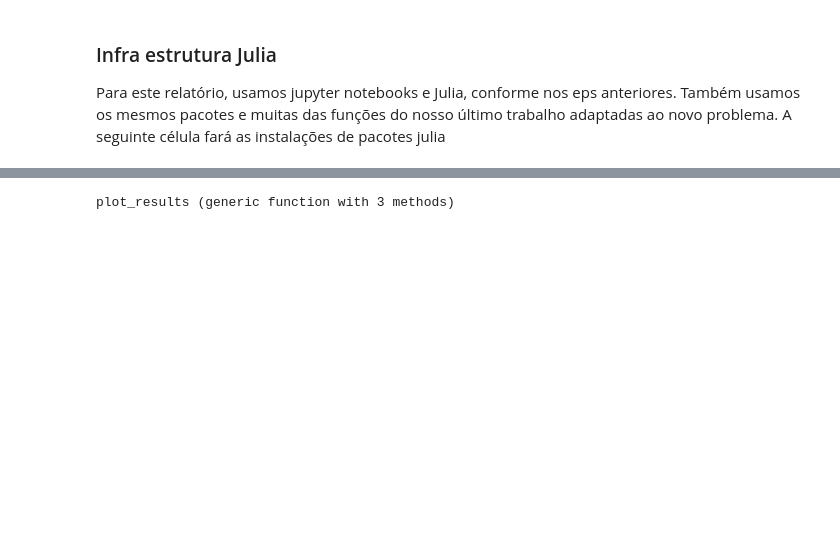
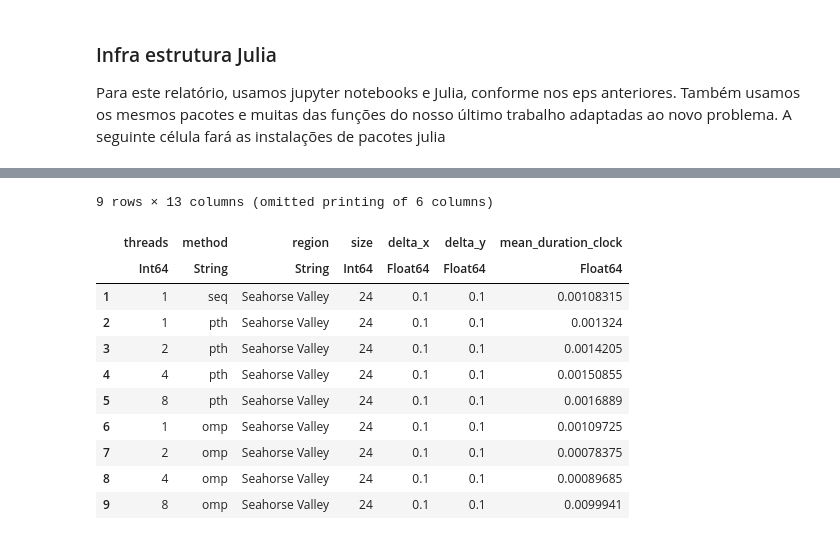
Before and after one commit to aserranoni/parallel-mandelbrot, a Jupyter notebook: src/Untitled.ipynb, the cells around one changed output, grey strips where cells are left out. Cells and saved outputs as stored; diff of their text form; code cells hidden in the pictures; blank space fills up the shorter version.

```diff
--- a/src/Untitled.ipynb
+++ b/src/Untitled.ipynb
@@ -263,31 +235,44 @@ function plot_results(x, y, group, target_label, series_label; hline = [], yerro
             yerror = yerror,
             alpha = 100,
             labels = series_label,
             legend = :topright)
     else
         p = scatter(x,
             y,
             xaxis = :log2,
             group=group,
             xlabel = "Threads",
             xticks = [2 ^ x for x in 0:max_thread_power],
             alpha = 0.6,
             labels = series_label,
             legend = :topright)
     end
 
     if hline != []
         plot!(x,
             hline,
             xaxis = :log2,
             xlabel = "Threads",
             xticks = [2 ^ x for x in 0:max_thread_power],
             labels = target_label,
             line = :dash,
             width = 2.0)
     end
 
     return p
 end
+data_full_picture = parsed_results[parsed_results.region .== "Full Picture",:]
+data_seahorse_valley = parsed_results[parsed_results.region .== "Seahorse Valley",:]
 # %% [output]
-plot_results (generic function with 3 methods)
+9 rows × 13 columns (omitted printing of 6 columns)
+|  | threads | method | region | size | delta_x | delta_y | mean_duration_clock |
+|  | Int64 | String | String | Int64 | Float64 | Float64 | Float64 |
+| 1 | 1 | seq | Seahorse Valley | 24 | 0.1 | 0.1 | 0.00108315 |
+| 2 | 1 | pth | Seahorse Valley | 24 | 0.1 | 0.1 | 0.001324 |
+| 3 | 2 | pth | Seahorse Valley | 24 | 0.1 | 0.1 | 0.0014205 |
+| 4 | 4 | pth | Seahorse Valley | 24 | 0.1 | 0.1 | 0.00150855 |
+| 5 | 8 | pth | Seahorse Valley | 24 | 0.1 | 0.1 | 0.0016889 |
+| 6 | 1 | omp | Seahorse Valley | 24 | 0.1 | 0.1 | 0.00109725 |
+| 7 | 2 | omp | Seahorse Valley | 24 | 0.1 | 0.1 | 0.00078375 |
+| 8 | 4 | omp | Seahorse Valley | 24 | 0.1 | 0.1 | 0.00089685 |
+| 9 | 8 | omp | Seahorse Valley | 24 | 0.1 | 0.1 | 0.0099941 |
```
Also changed, not shown: parts of 20 cells of this notebook, 3 other files.
